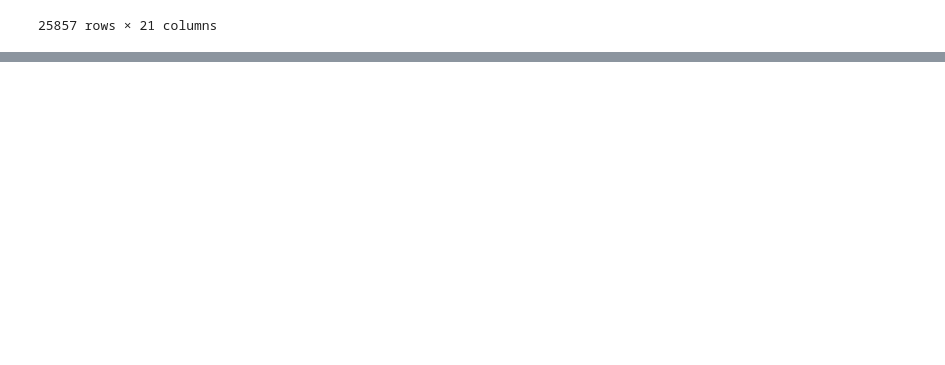
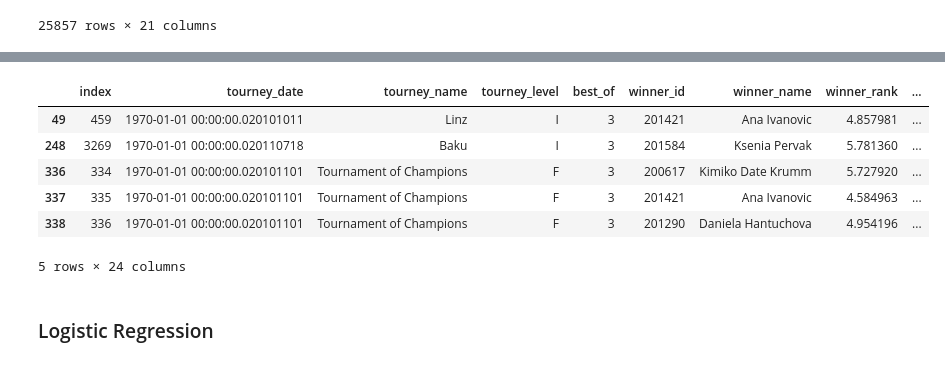
Before and after one commit to Pandas-Friend/WTA-Predictions, a Jupyter notebook: Machine_Learning_2nd_Segment_jarred.ipynb, the cells around one changed output, grey strips where cells are left out. Drawn from its saved outputs; the diff is of its cells as text; code cells hidden in the pictures; blank space fills up the shorter version.

```diff
--- a/Machine_Learning_2nd_Segment_jarred.ipynb
+++ b/Machine_Learning_2nd_Segment_jarred.ipynb
@@ -326,0 +283,18 @@ X = df_rounds["surface", "rounds", "winner_rank", "loser_rank",]
+# %%
+# We now take the logarithms of ${\cal P}_1$ and ${\cal P}_2$, then create a variable D
+df4 = df_2.copy()
+df4['winner_rank'] = np.log2(df4['winner_rank'].astype('float64'))
+df4['loser_rank'] = np.log2(df4['loser_rank'].astype('float64'))
+df4['D'] = df4['winner_rank'] - df4['loser_rank']
+df4['D'] = np.absolute(df4['D'])
+df4.head()
+# %% [output]
+|  | index | tourney_date | tourney_name | tourney_level | best_of | winner_id | winner_name | winner_rank | ... |
+| 49 | 459 | 1970-01-01 00:00:00.020101011 | Linz | I | 3 | 201421 | Ana Ivanovic | 4.857981 | ... |
+| 248 | 3269 | 1970-01-01 00:00:00.020110718 | Baku | I | 3 | 201584 | Ksenia Pervak | 5.781360 | ... |
+| 336 | 334 | 1970-01-01 00:00:00.020101101 | Tournament of Champions | F | 3 | 200617 | Kimiko Date Krumm | 5.727920 | ... |
+| 337 | 335 | 1970-01-01 00:00:00.020101101 | Tournament of Champions | F | 3 | 201421 | Ana Ivanovic | 4.584963 | ... |
+| 338 | 336 | 1970-01-01 00:00:00.020101101 | Tournament of Champions | F | 3 | 201290 | Daniela Hantuchova | 4.954196 | ... |
+5 rows × 24 columns
+# %% [markdown]
+### Logistic Regression
```
Also changed, not shown: parts of 20 cells of this notebook.
